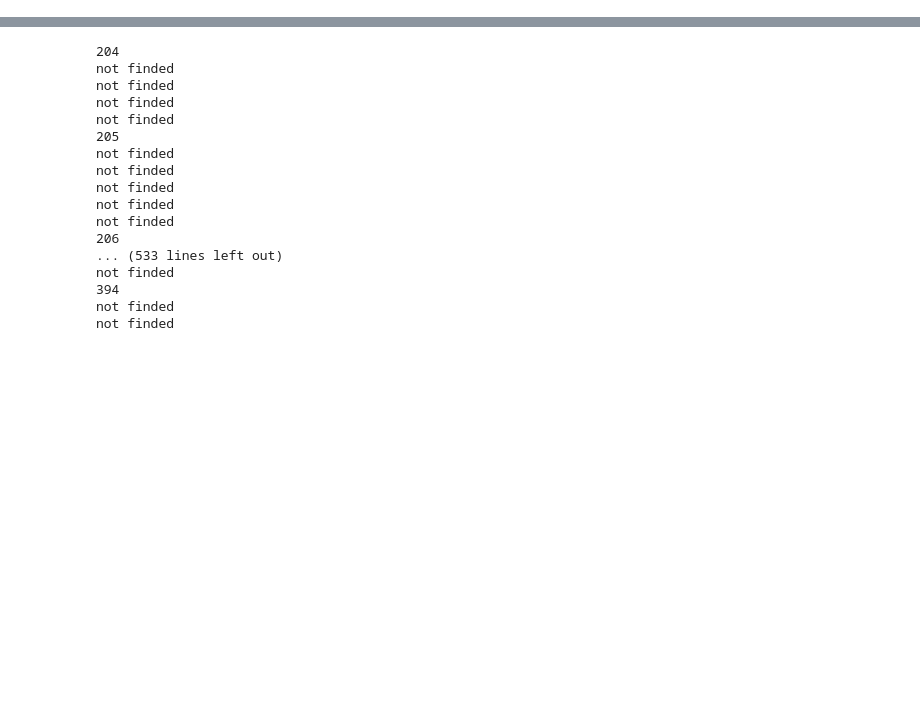
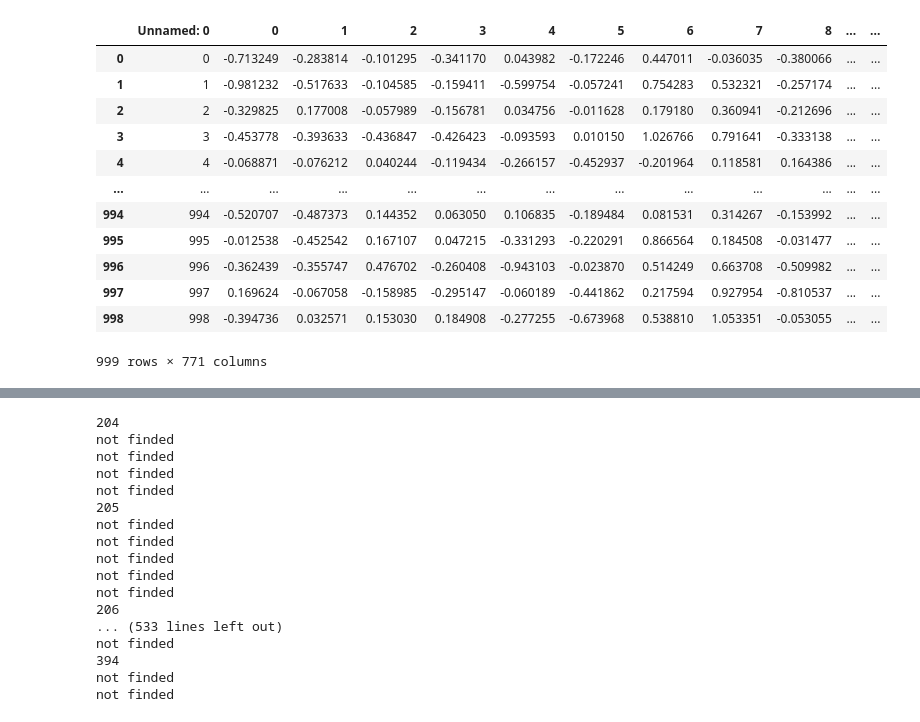
Before and after one commit to MasterElp/project1, a Jupyter notebook: 7_merge_news_cls_datetime.ipynb, the cells around one changed output, grey strips where cells are left out. Saved outputs shown, nothing was run; the diff lists cells and outputs as text; code cells hidden in the pictures; blank space fills up the shorter version.

```diff
--- a/7_merge_news_cls_datetime.ipynb
+++ b/7_merge_news_cls_datetime.ipynb
@@ -12,2 +5,3 @@ date_time_title_short
 # %%
-btc_direct = pd.read_csv(f'{folder}/btc_daily_change_direct.csv')
+btc_direct_table = pd.read_csv(f'{folder}/btc_daily_change_direct.csv')
+btc_direct_table
@@ -14,21 +22,31 @@ btc_direct = pd.read_csv(f'{folder}/btc_daily_change_direct.csv')
 # %%
 date_time_title_short = pd.read_csv(f'{folder}/date_time_title_short.csv')
+# %%
+btc_timestamps = btc_direct_table['timestamp']
+btc_direct =  btc_direct_table['direct']
+news_timestamps_all = date_time_title_short['date']
 # %%
-def get_table(num):
-    table = pd.read_csv(f'{folder}/classification_{num*1000}_{(num+1)*1000-1}.csv')
-    table['timestamp'] = np.array(date_time_title_short.loc[num*1000:(num+1)*1000-2, 'date'])
+def get_directs(news_timestamps):
     directs = []
-    for ts_news in table.timestamp:
+    for news_timestamp in news_timestamps:
         #print(ts_news)
         finded = False
         for i in range(btc_direct.shape[0]):
-            #print(btc_direct.loc[i,:])
-            if ts_news == btc_direct.loc[i,:].timestamp:
-                directs.append(btc_direct.loc[i,:].direct)
+            if news_timestamp == btc_timestamps[i]:
+                directs.append(btc_direct[i])
                 finded = True
                 break;
         if (not finded):
             print('not finded')
             directs.append(0)
-    table['direct'] = directs
-    return table
+    return directs
+# %%
+%%time
+num = 1
+res_table = pd.DataFrame(None)
+table = pd.read_csv(f'{folder}/classification_{num*1000}_{(num+1)*1000-1}.csv')
+table['timestamp'] = np.array(news_timestamps_all[num*1000:(num+1)*1000-1])
+table['direct'] = get_directs(table['timestamp'])
+res_table = res_table.append(table, sort=False, ignore_index=True)
+res_table
+# %% [output]
@@ -34,0 +55,13 @@ def get_table(num):
+|  | Unnamed: 0 | 0 | 1 | 2 | 3 | 4 | 5 | 6 | 7 | 8 | ... | ... |
+| 0 | 0 | -0.713249 | -0.283814 | -0.101295 | -0.341170 | 0.043982 | -0.172246 | 0.447011 | -0.036035 | -0.380066 | ... | ... |
+| 1 | 1 | -0.981232 | -0.517633 | -0.104585 | -0.159411 | -0.599754 | -0.057241 | 0.754283 | 0.532321 | -0.257174 | ... | ... |
+| 2 | 2 | -0.329825 | 0.177008 | -0.057989 | -0.156781 | 0.034756 | -0.011628 | 0.179180 | 0.360941 | -0.212696 | ... | ... |
+| 3 | 3 | -0.453778 | -0.393633 | -0.436847 | -0.426423 | -0.093593 | 0.010150 | 1.026766 | 0.791641 | -0.333138 | ... | ... |
+| 4 | 4 | -0.068871 | -0.076212 | 0.040244 | -0.119434 | -0.266157 | -0.452937 | -0.201964 | 0.118581 | 0.164386 | ... | ... |
+| ... | ... | ... | ... | ... | ... | ... | ... | ... | ... | ... | ... | ... |
+| 994 | 994 | -0.520707 | -0.487373 | 0.144352 | 0.063050 | 0.106835 | -0.189484 | 0.081531 | 0.314267 | -0.153992 | ... | ... |
+| 995 | 995 | -0.012538 | -0.452542 | 0.167107 | 0.047215 | -0.331293 | -0.220291 | 0.866564 | 0.184508 | -0.031477 | ... | ... |
+| 996 | 996 | -0.362439 | -0.355747 | 0.476702 | -0.260408 | -0.943103 | -0.023870 | 0.514249 | 0.663708 | -0.509982 | ... | ... |
+| 997 | 997 | 0.169624 | -0.067058 | -0.158985 | -0.295147 | -0.060189 | -0.441862 | 0.217594 | 0.927954 | -0.810537 | ... | ... |
+| 998 | 998 | -0.394736 | 0.032571 | 0.153030 | 0.184908 | -0.277255 | -0.673968 | 0.538810 | 1.053351 | -0.053055 | ... | ... |
+999 rows × 771 columns
```
Also changed, not shown: parts of 7 cells of this notebook.
